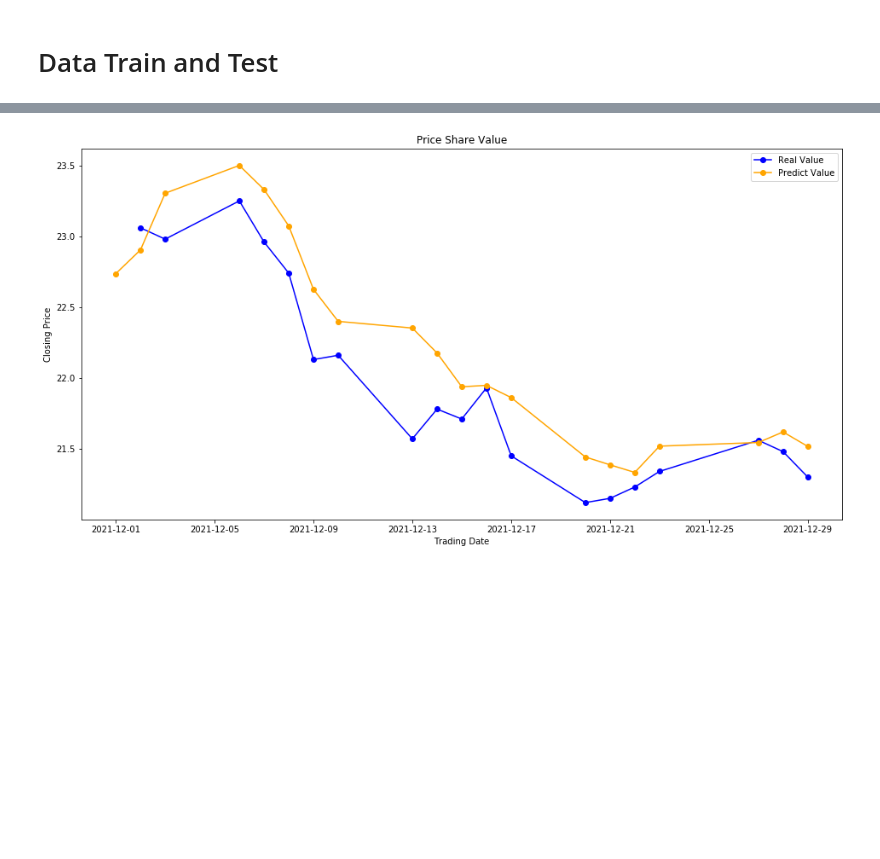
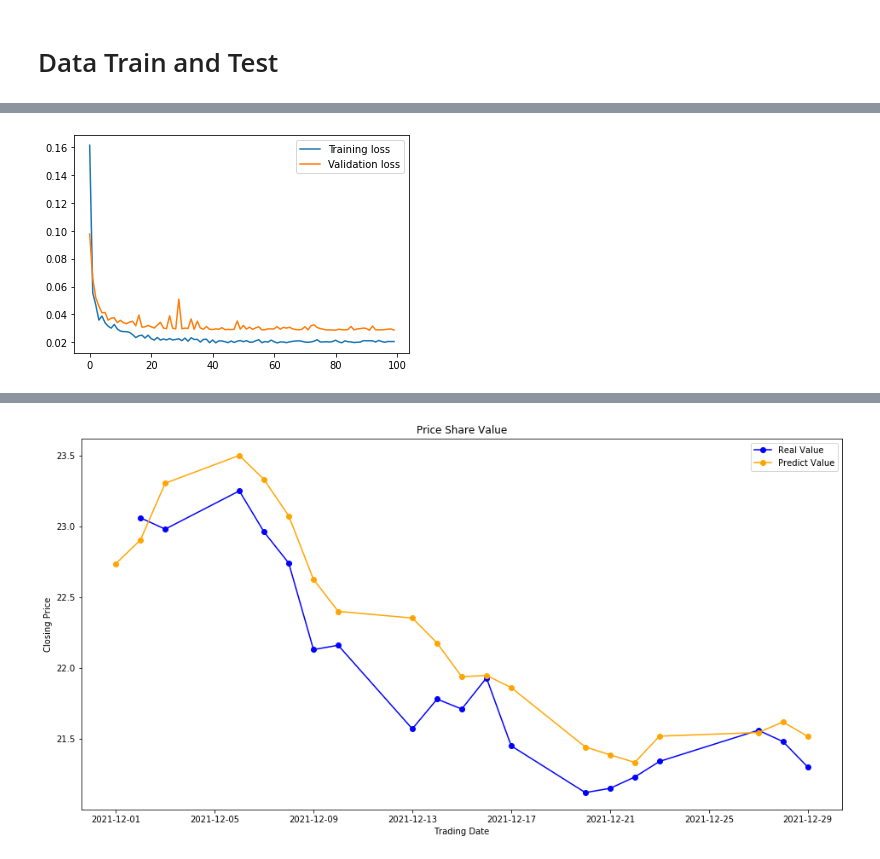
Before and after one commit to BrunoGeraldine/B3_predict_share_bmg, a Jupyter notebook: notebook/c04_b3_prediction_with_Keras_Tensorflow.ipynb, the cells around one changed output, grey strips where cells are left out. Cells and saved outputs as stored; diff of their text form; code cells hidden in the pictures; blank space fills up the shorter version.

Commit message:
LTSM Model

```diff
--- a/notebook/c04_b3_prediction_with_Keras_Tensorflow.ipynb
+++ b/notebook/c04_b3_prediction_with_Keras_Tensorflow.ipynb
@@ -334,0 +188,18 @@ data_pregao
+# %%
+# Gerando os dados no formato que o modelo espera
+X_train = X_train.reshape(X_train.shape[0], X_train.shape[1], 1)
+# X_train.shape[0] → 1714 linhas de treino | X_train.shape[1] → 15 dias de treino
+X_test = X_test.reshape(X_test.shape[0], X_test.shape[1], 1)
+# %%
+# Camadas da Rede Neural
+model = Sequential()
+model.add(LSTM(35, return_sequences=True, input_shape=(steps,1))) #1ª camada
+#LSTM(35) → qtt de neuronios usados | input_shape=(steps,1) → qtt de dias a ser previsto e retornado
+model.add(LSTM(35, return_sequences=True)) #2ª camada
+model.add(LSTM(35)) #3ª camada
+model.add(Dropout(0.2))
+#Dropout evita o overfit do treinamento
+model.add(Dense(1)) #retonrnando um unico resultado
+# %%
+model.compile(optimizer='adam', loss='mse')
+model.summary()
@@ -334,0 +226,3 @@ data_pregao
+# %%
+# treinamento do modelo
+validation = model.fit(X_train, Y_train, validation_data=(X_test, Y_test), epochs=100, batch_size=15, verbose=2)
@@ -334,0 +247,6 @@ data_pregao
+# %%
+plt.plot(validation.history['loss'], label='Training loss')
+plt.plot(validation.history['val_loss'], label='Validation loss')
+plt.legend();
+# %% [output]
+[figure, added]
```
Also changed, not shown: parts of 63 cells of this notebook.
